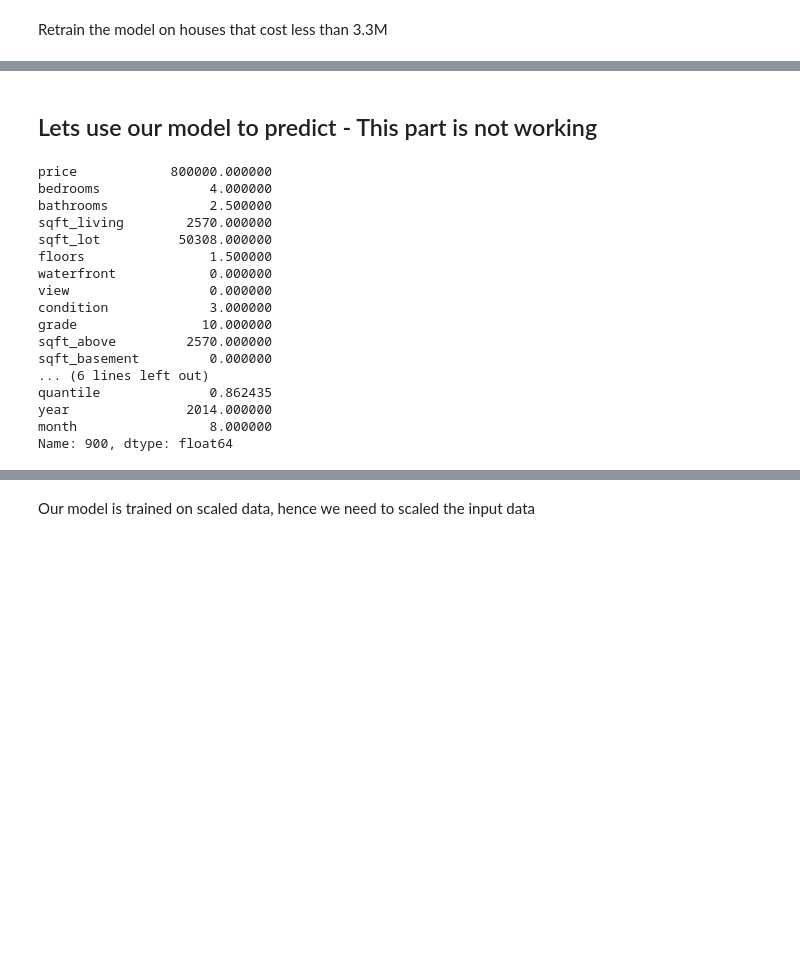
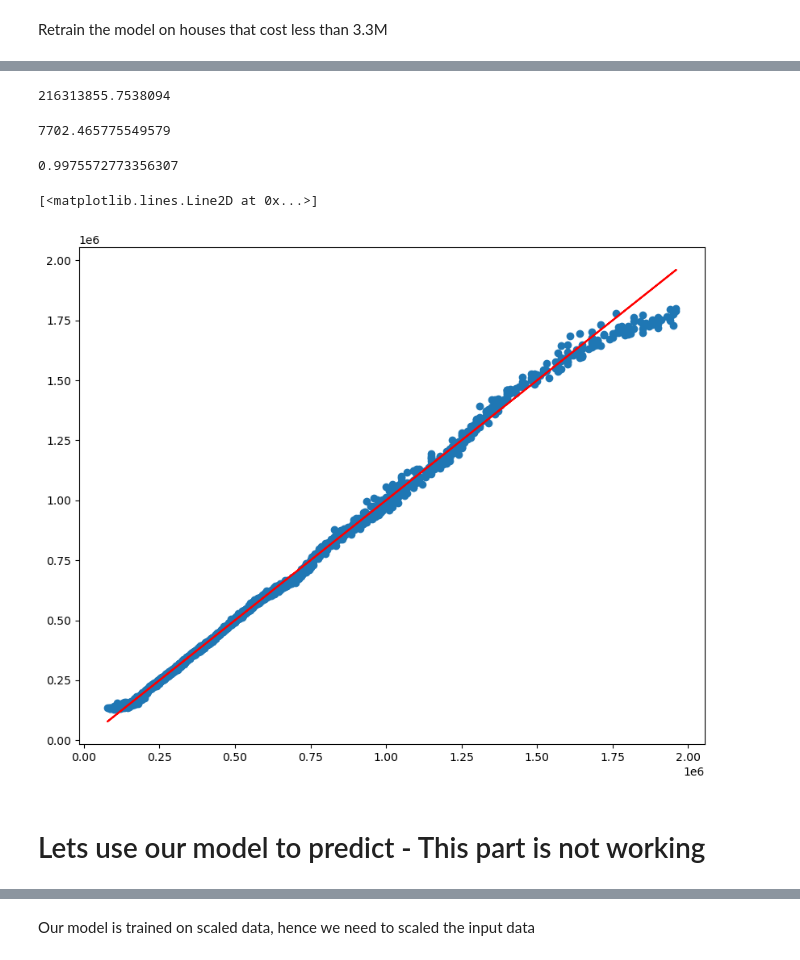
Before and after one commit to exaporriton/Portfolio, a Jupyter notebook: Deep Learning/Keras_Regression/Keras_Regression.ipynb, the cells around one changed output, grey strips where cells are left out. Cells and saved outputs as stored; diff of their text form; code cells hidden in the pictures; blank space fills up the shorter version.

```diff
--- a/Deep Learning/Keras_Regression/Keras_Regression.ipynb
+++ b/Deep Learning/Keras_Regression/Keras_Regression.ipynb
@@ -452,0 +610,3 @@ Retrain the model on houses that cost less than 3.3M
+# %%
+prediction = model.predict(X_test)
+prediction
@@ -453,3 +622,25 @@ Retrain the model on houses that cost less than 3.3M
+# %%
+mean_squared_error(y_test,prediction)
+# %% [output]
+216313855.7538094
+# %%
+#Our prediction on price are on average plus minus 7.7K dollars
+mean_absolute_error(y_test,prediction)
+# %% [output]
+7702.465775549579
+# %%
+explained_variance_score(y_test, prediction)
+#R^2=0.9975572773356307
+# %% [output]
+0.9975572773356307
+# %%
+#From the figure below we see that our model performes well on houses with price less than 1.8M. We could further improve the predictability of our model if we would exlude houses that are costing more than 2M
+plt.figure(figsize=(10,8))
+plt.scatter(y_test, prediction)
+plt.plot(y_test,y_test,'r')
+# %% [output]
+[<matplotlib.lines.Line2D at 0x...>]
+[figure, added]
 # %% [markdown]
-## Lets use our model to predict - This part is not working
+# Lets use our model to predict - This part is not working
 # %%
@@ -459,20 +649,0 @@ new_house = df.drop('price', axis=1).iloc[900]
-# %%
-data
-# %% [output]
-price            800000.000000
-bedrooms              4.000000
-bathrooms             2.500000
-sqft_living        2570.000000
-sqft_lot          50308.000000
-floors                1.500000
-waterfront            0.000000
-view                  0.000000
-condition             3.000000
-grade                10.000000
-sqft_above         2570.000000
-sqft_basement         0.000000
-... (6 lines left out)
-quantile              0.862435
-year               2014.000000
-month                 8.000000
-Name: 900, dtype: float64
```
Also changed, not shown: parts of 47 cells of this notebook, 2 other files.
